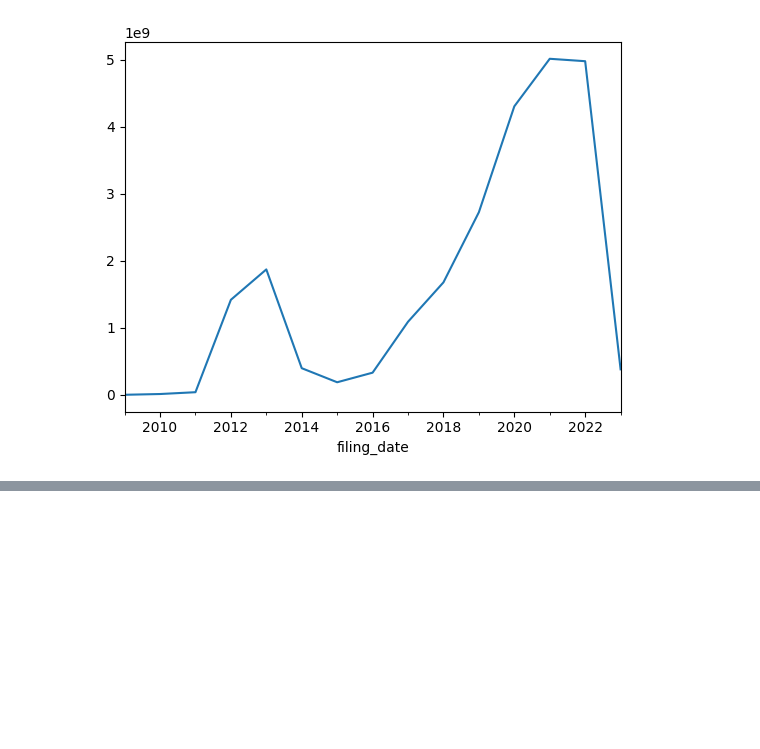
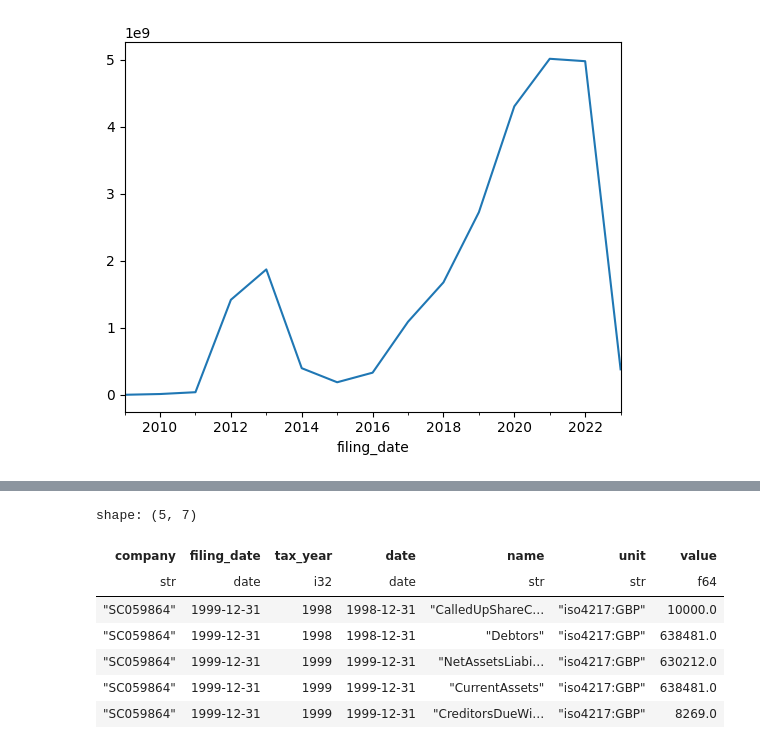
Before and after one commit to jstammers/companies-house-abm, a Jupyter notebook: notebooks/example_queries.ipynb, the cells around one changed output, grey strips where cells are left out. Saved outputs shown, nothing was run; the diff lists cells and outputs as text; code cells hidden in the pictures; blank space fills up the shorter version.

```diff
--- a/notebooks/example_queries.ipynb
+++ b/notebooks/example_queries.ipynb
@@ -137,0 +167,6 @@ remuneration.set_index('filing_date').resample('Y')['value'].sum().plot()
+# %%
+import polars as pl
+import pyarrow.dataset as ds
+
+dsf = ds.dataset("../data/03_primary/combined_records_cleaned", format="parquet")
+df = pl.scan_pyarrow_dataset(dsf)
@@ -137,0 +175,11 @@ remuneration.set_index('filing_date').resample('Y')['value'].sum().plot()
+# %%
+df.head().collect()
+# %% [output]
+shape: (5, 7)
+| company | filing_date | tax_year | date | name | unit | value |
+| str | date | i32 | date | str | str | f64 |
+| "SC059864" | 1999-12-31 | 1998 | 1998-12-31 | "CalledUpShareC… | "iso4217:GBP" | 10000.0 |
+| "SC059864" | 1999-12-31 | 1998 | 1998-12-31 | "Debtors" | "iso4217:GBP" | 638481.0 |
+| "SC059864" | 1999-12-31 | 1999 | 1999-12-31 | "NetAssetsLiabi… | "iso4217:GBP" | 630212.0 |
+| "SC059864" | 1999-12-31 | 1999 | 1999-12-31 | "CurrentAssets" | "iso4217:GBP" | 638481.0 |
+| "SC059864" | 1999-12-31 | 1999 | 1999-12-31 | "CreditorsDueWi… | "iso4217:GBP" | 8269.0 |
```
Also changed, not shown: parts of 22 cells of this notebook, 7 other files.
